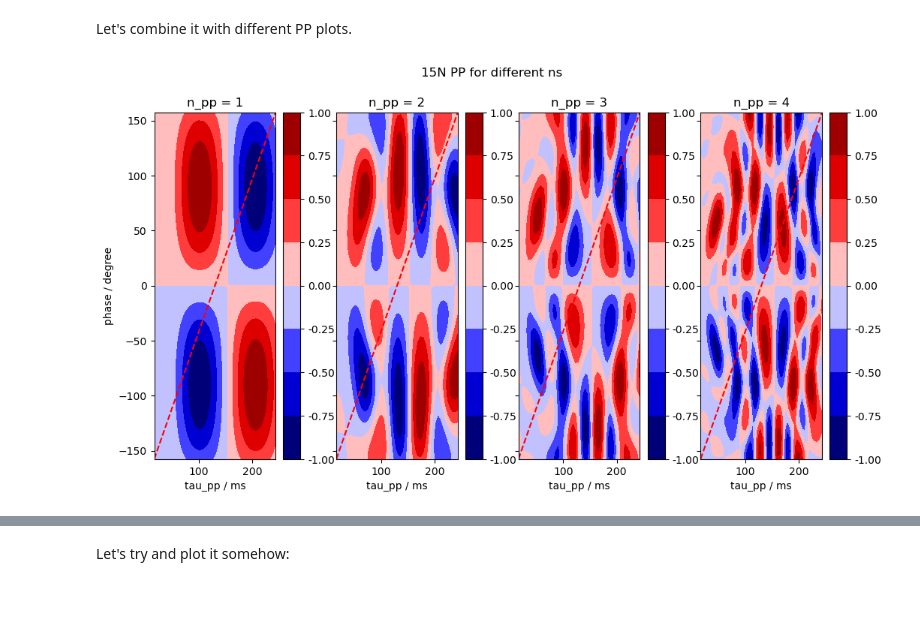
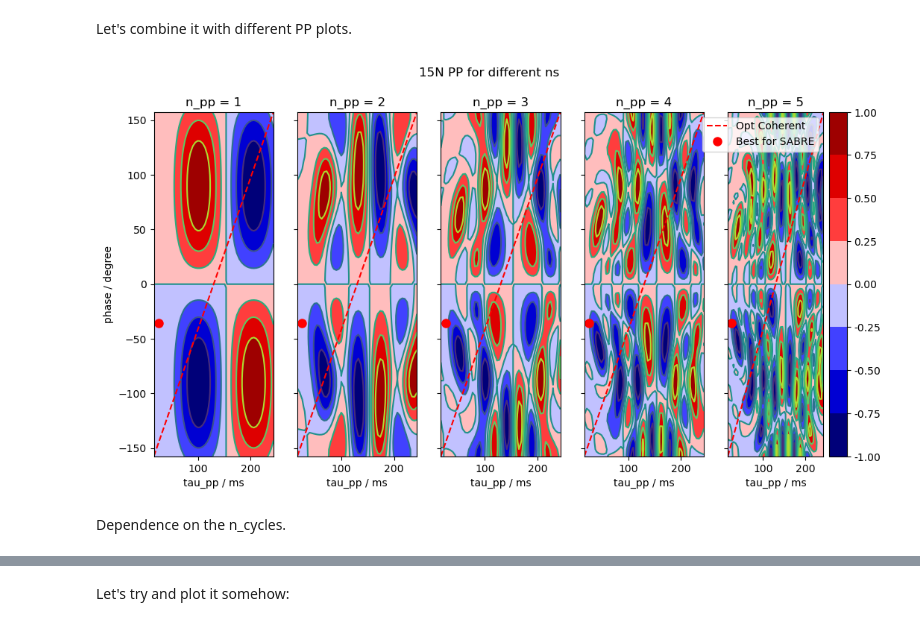
Before and after one commit to L-Siemons/SpinSimulation, a Jupyter notebook: examples/SABRE_PP.ipynb, the cells around one changed output, grey strips where cells are left out. Saved outputs shown, nothing was run; the diff lists cells and outputs as text; code cells hidden in the pictures; blank space fills up the shorter version.

Commit message:
Some more SABRE simulation

```diff
--- a/examples/SABRE_PP.ipynb
+++ b/examples/SABRE_PP.ipynb
@@ -130,7 +132,7 @@ rho_pH2=np.array([
 
 #Initialization of the composite system matrix
 def SABRE_SO(
-    ss_S, ss_C, B0, kd, W, omega_n=0.,
+    ss_S, ss_C, B0, kd, W, omega_n=0., omega_n_H=None,
     phase=0., ZULF=True, on_res=None, omega_off=0):
     #Generate partial trace superoperator
     Tr = part_trace_SO(ss_S, ss_C)
@@ -165,11 +167,18 @@ def SABRE_SO(
         ham_C = ss_C.build_ham_lab(field=B0, ZULF=ZULF)
     else:
         ham_C = ss_C.build_ham_rf(field=B0, nucs_on_res=on_res)
-    ham_C_B1= omega_n * ss_C.op(2, phi=phase)
+
+
+
+    ham_C_B1 = omega_n * ss_C.op(2, phi=phase)
+    ham_C_B1_H = 0
     ham_C_off = omega_off * ss_C.op(2, 'z')
 
+    if omega_n_H is not None:
+        ham_C_B1_H = omega_n_H * ss_C.op([0, 1], phi=phase)
+
     #Generate Liouvillian of the complex
-    L_C = -1j*comm_SO(ham_C + ham_C_B1 + ham_C_off) + R_C
+    L_C = -1j*comm_SO(ham_C + ham_C_B1 + ham_C_off + ham_C_B1_H) + R_C
 
     #Generate SABRE matrix for the composite system
     M = np.block([
@@ -1457,7 +1551,7 @@ ind_max_target = np.unravel_index(
 )
 
 ind_max = np.unravel_index(
-    P_2_free.argmax(),
+    np.abs(P_2_free).argmax(),
     P_2_free.shape
 )
 
@@ -1495,15 +1589,15 @@ tau_ppsv, phsv = np.meshgrid(tau_pps*1e+3, phs * 180 / np.pi, indexing="ij")
 # %%
 fig, axs = plt.subplots(1, len(kd_locs), figsize=(12, 6), sharey=True)
 
-fig.suptitle(f'15N SABRE PP for different kds')
+fig.suptitle('15N SABRE PP for different kds')
 my_cmap = 'seismic'
 n_levels = 10
 
 for idx, (kd_loc, ax) in enumerate(zip(kd_locs, axs)):
     idx_kd = arg_nearest(kds, kd_loc)
     cs = ax.contourf(
-        tau_ppsv, phsv, P_2_free[:, :, idx_kd], levels=n_levels,
-        cmap=my_cmap, norm=CenteredNorm()
+        tau_ppsv, phsv, P_2_free[:, :, idx_kd],
+        levels=n_levels, cmap=my_cmap, norm=CenteredNorm()
     )
 
     ax.plot(
@@ -1515,6 +1609,12 @@ for idx, (kd_loc, ax) in enumerate(zip(kd_locs, axs)):
         ax.set_ylabel('phase / degree')
     ax.set_xlabel('tau_pp / ms')
     ax.set_title(f'kd = {kds[idx_kd]:.1f} s-1')
+
+    ax.plot(
+        tau_pp_max * 1e+3, ph_pp_max * 180 / np.pi, 'ro',
+        markersize=8, label='Best for SABRE'
+    )
+
     if idx == len(kd_locs - 1):
         ax.legend()
 
@@ -1527,7 +1627,7 @@ plt.show()
 Let's combine it with different PP plots.
 # %%
 field_z = 1e-3 # 1 mT
-n_pps = [1, 2, 3, 4]
+n_pps = [1, 2, 3, 4, 5]
 ampls_PP_coh = np.zeros(
     (len(tau_pps), len(phs), len(n_pps))
 )
@@ -1564,35 +1664,50 @@ for idx_ph, ph in enumerate(phs):
 # %%
 fig, axs = plt.subplots(1, len(n_pps), figsize=(12, 6), sharey=True)
 
 fig.suptitle(f'15N PP for different ns')
 my_cmap = 'seismic'
 n_levels = 7
 
 for idx_n, (n_pp, ax) in enumerate(zip(n_pps, axs)):
     idx_kd = arg_nearest(kds, kd_loc)
     cs = ax.contourf(
         tau_ppsv, phsv,
         ampls_PP_coh[:, :, idx_n], levels=n_levels,
         cmap=my_cmap, norm=CenteredNorm()
     )
 
+    cl = ax.contour(
+        tau_ppsv, phsv,
+        ampls_PP_coh[:, :, idx_n], levels=n_levels,
+        # colors='black', linewidths=1.2  # Adjust thickness
+    )
+
+    # Optional: Add labels on contour lines
+    # ax.clabel(cl, inline=True, fontsize=8, fmt="%.2f")
+
     ax.plot(
         tau_pps * 1e+3, phs * 180 / np.pi,
         linestyle="--", label='Opt Coherent', color='red'
     )
 
+    ax.plot(
+        tau_pp_max * 1e+3, ph_pp_max * 180 / np.pi, 'ro',
+        markersize=8, label='Best for SABRE'
+    )
     if idx_n == 0:
         ax.set_ylabel('phase / degree')
     ax.set_xlabel('tau_pp / ms')
     ax.set_title(f'n_pp = {n_pp:.0f}')
     if idx_n == len(kd_locs - 1):
         ax.legend()
 
-    fig.colorbar(cs, ax=ax, format='%.2f')
+        fig.colorbar(cs, ax=ax, format='%.2f')
 
 plt.show()
 # %% [output]
-[figure, old version]
+[figure, new version]
+# %% [markdown]
+Dependence on the n_cycles.
 # %%
 # Helpers #
 op_C = ss_C.op
```
Also changed, not shown: parts of 55 cells of this notebook, 3 other files.
